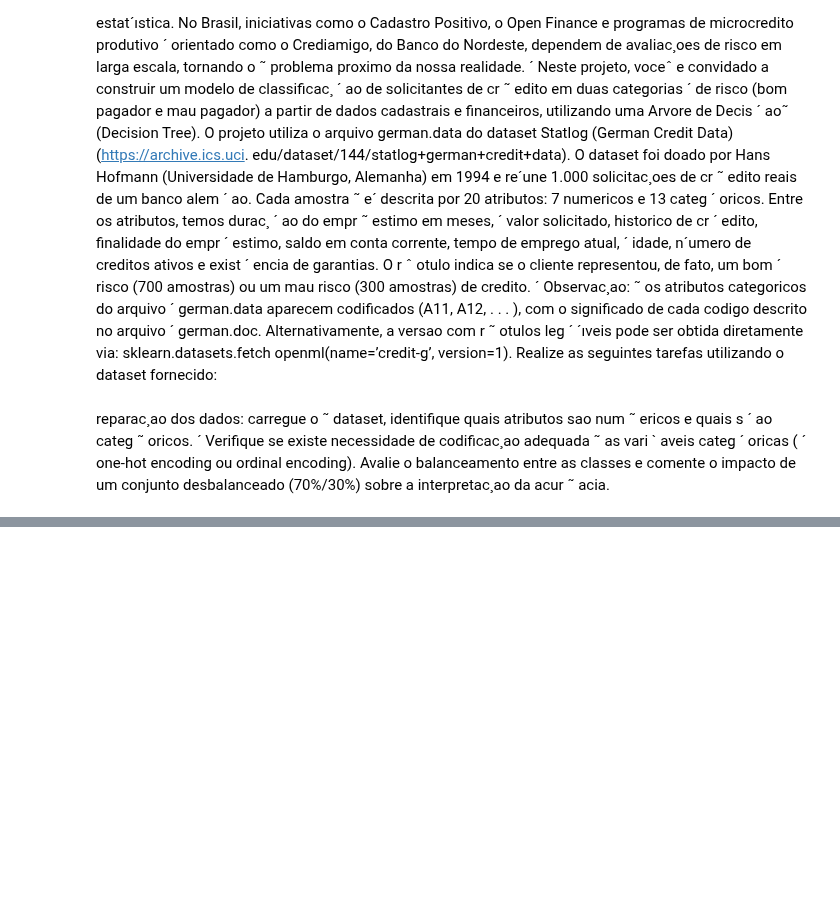
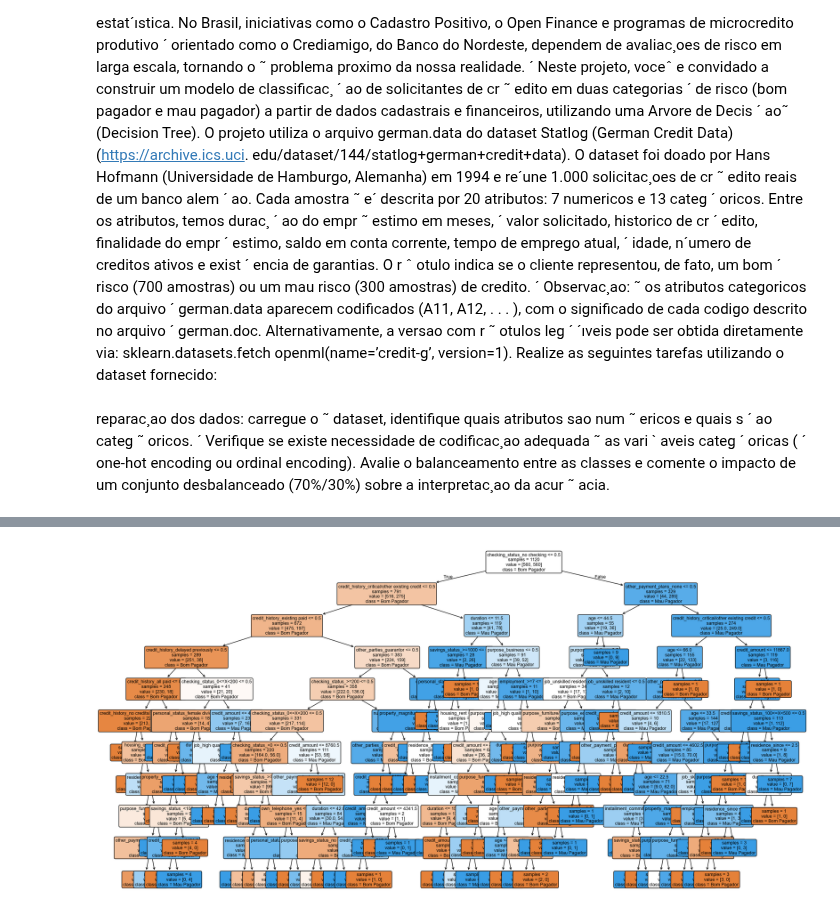
Before and after one commit to DanielNeres/Projeto_Sistemas_Inteligentes, a Jupyter notebook: Unidade_1/problema4.ipynb, the cells around one changed output, grey strips where cells are left out. Drawn from its saved outputs; the diff is of its cells as text; code cells hidden in the pictures; blank space fills up the shorter version.

```diff
--- a/Unidade_1/problema4.ipynb
+++ b/Unidade_1/problema4.ipynb
@@ -70,0 +186,22 @@ from sklearn.tree import DecisionTreeClassifier, export_text, plot_tree
+# %%
+model = DecisionTreeClassifier(criterion="gini", max_depth=10, random_state=42)
+model.fit(X_train_bal, y_train_bal)
+
+nomes_features = X.columns.tolist()
+nomes_classes = ["Bom Pagador", "Mau Pagador"]
+
+fig, ax = plt.subplots(figsize=(20, 10))
+plot_tree(
+        model,
+        feature_names=nomes_features,
+        class_names=nomes_classes,
+        filled=True,
+        impurity=False,
+        rounded=True,
+        fontsize=9,
+        ax=ax
+    )
+fig.tight_layout()
+plt.show()
+# %% [output]
+[figure, added]
```
Also changed, not shown: parts of 12 cells of this notebook, 3 other files.
